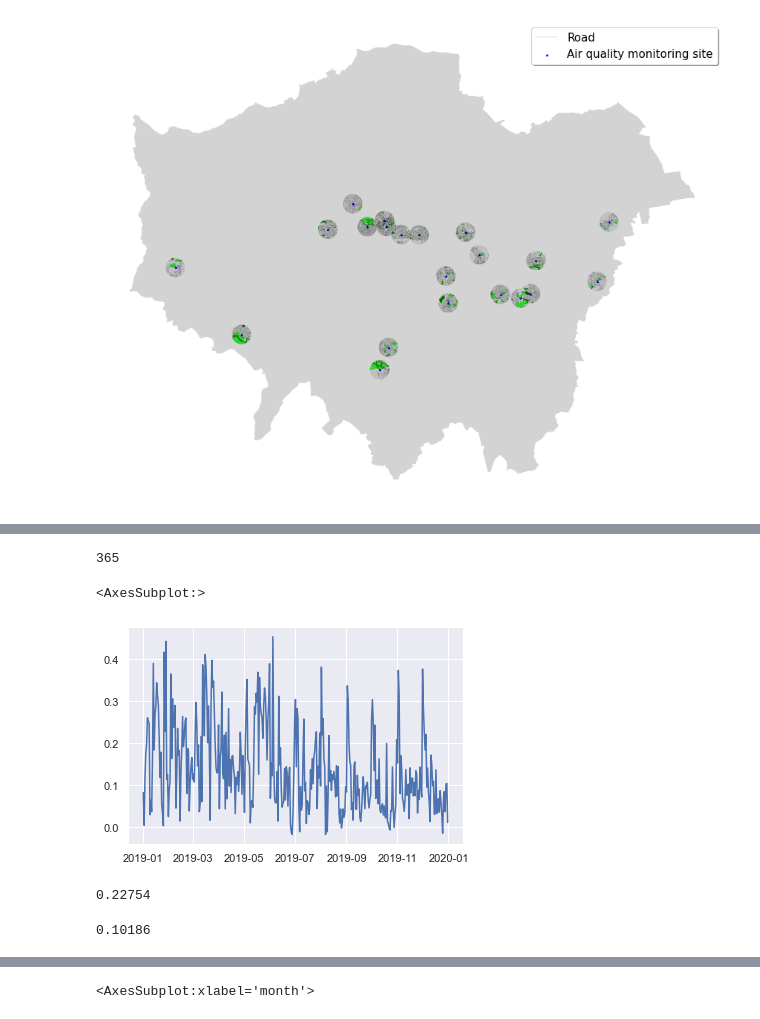
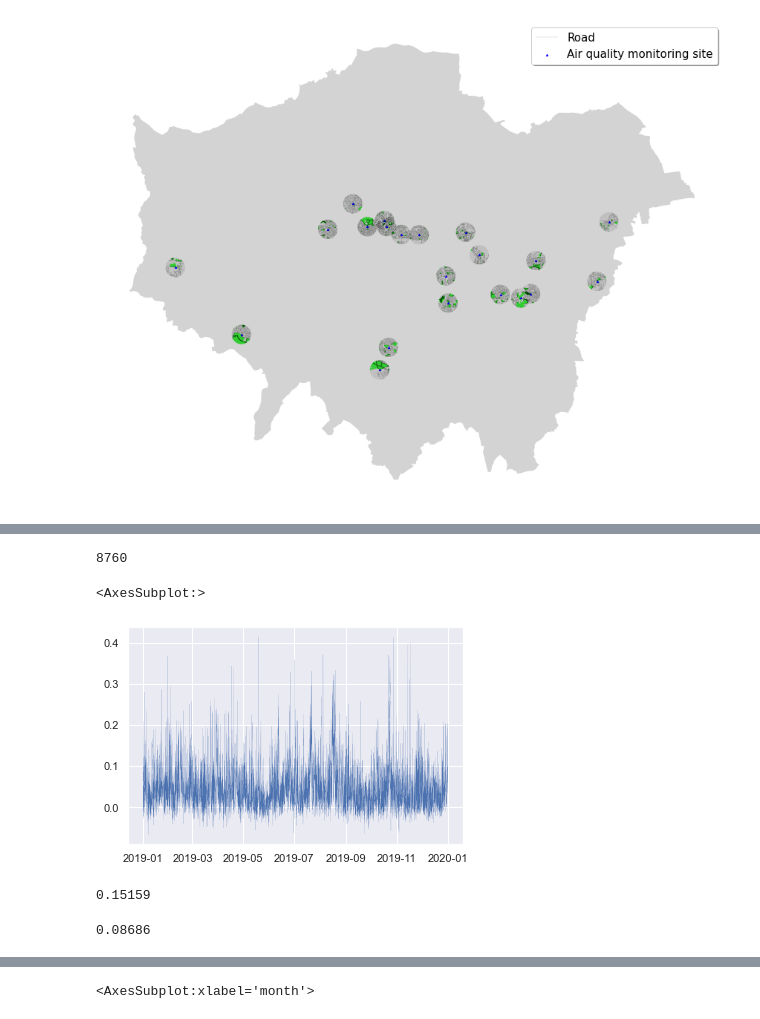
Before and after one commit to yulun-cd/IGS, a Jupyter notebook: DataAnalysis.ipynb, the cells around one changed output, grey strips where cells are left out. Saved outputs shown, nothing was run; the diff lists cells and outputs as text; code cells hidden in the pictures.

```diff
--- a/DataAnalysis.ipynb
+++ b/DataAnalysis.ipynb
@@ -13,8 +14,8 @@ import statsmodels.api as sm
 # %%
 # Read in all the data
 
-AQMS_df=pd.read_csv('data/daily.csv')
+AQMS_df=pd.read_csv('data/hourly.csv')
 Rd_gdf=gpd.read_file('data/london_Road.shp')
 Gsp_gdf=gpd.read_file('data/LD_GreenSpace.shp')
 loc_gdf=gpd.read_file('data/AQMS_loc.shp')
-cond=pd.read_csv('data/cond_daily.csv')
+cond=pd.read_csv('data/cond_hourly.csv')
@@ -194,6 +142,8 @@ loc_gdf.drop(['BL0','GR4'],inplace=True)
 # %%
 # get the area of each buffer zone
 loc_gdf['buffer_area']=loc_gdf['buffer_1km'].area
+# %%
+loc_gdf['rd_len']=loc_gdf['Road'].length
 # %%
 # get percentages of green space and near-road green space areas
 loc_gdf['pct_Gsp_area']=loc_gdf['GreenSpace'].area/loc_gdf['buffer_area'] # percentage of gsp area
@@ -289,34 +234,34 @@ Notes:
 weight=Kernel.from_dataframe(loc_gdf,geom_col='geometry',function='gaussian')
 # %%
 # covert the DateTime column to numpy.datetime variable
-df['Date']=pd.to_datetime(df['DateTime'])
+df['DateTime']=pd.to_datetime(df['DateTime'])
 # %%
 # moran's Is for PM readings on different days
 moran=[]
-for date in df['Date'].unique():
-    mi=Moran(df[df['Date']==date].Value.values,weight)
+for date in df['DateTime'].unique():
+    mi=Moran(df[df['DateTime']==date].Value.values,weight)
     moran.append(mi.I)
 len(moran)
 # %% [output]
-365
+8760
 # %%
 # change of moran's I during the year of 2019
 sns.set_theme(style='darkgrid')
-sns.lineplot(x=df['Date'].unique(),y=moran)
+sns.lineplot(x=df['DateTime'].unique(),y=moran,linewidth=0.1)
 # %% [output]
 <AxesSubplot:>
-[figure, old version]
+[figure, new version]
 # %%
 # global moran's I for pct of gsp
 moran_gsp=Moran(loc_gdf['pct_Gsp_area'].values,weight)
 round(moran_gsp.I,5)
 # %% [output]
-0.22754
+0.15159
 # %%
 # global moran's I for pct of near-road gsp
 moran_nR=Moran(loc_gdf['pct_nR_Gsp_area'].values,weight)
 round(moran_nR.I,5)
 # %% [output]
-0.10186
+0.08686
 # %%
 # merge with conditional variables
```
Also changed, not shown: parts of 48 cells of this notebook.
